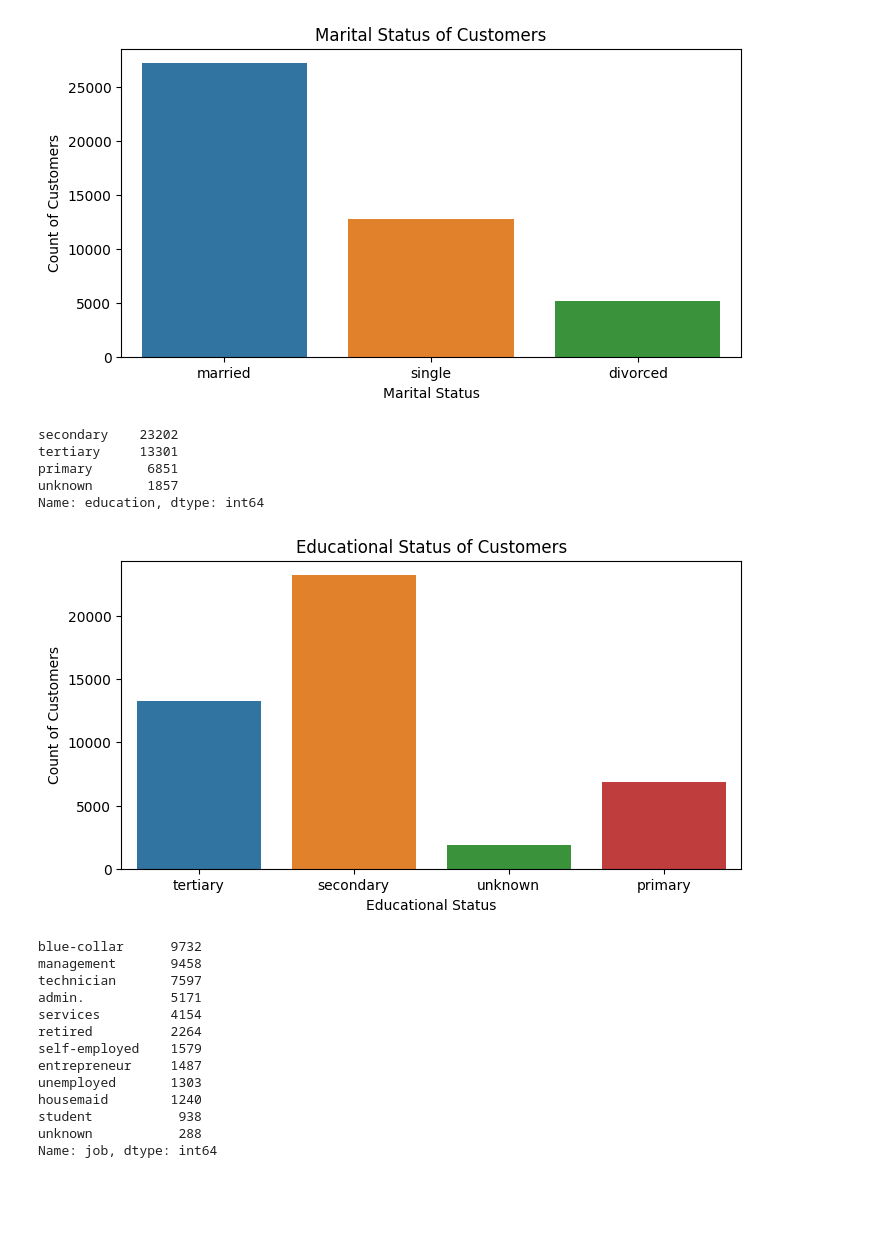
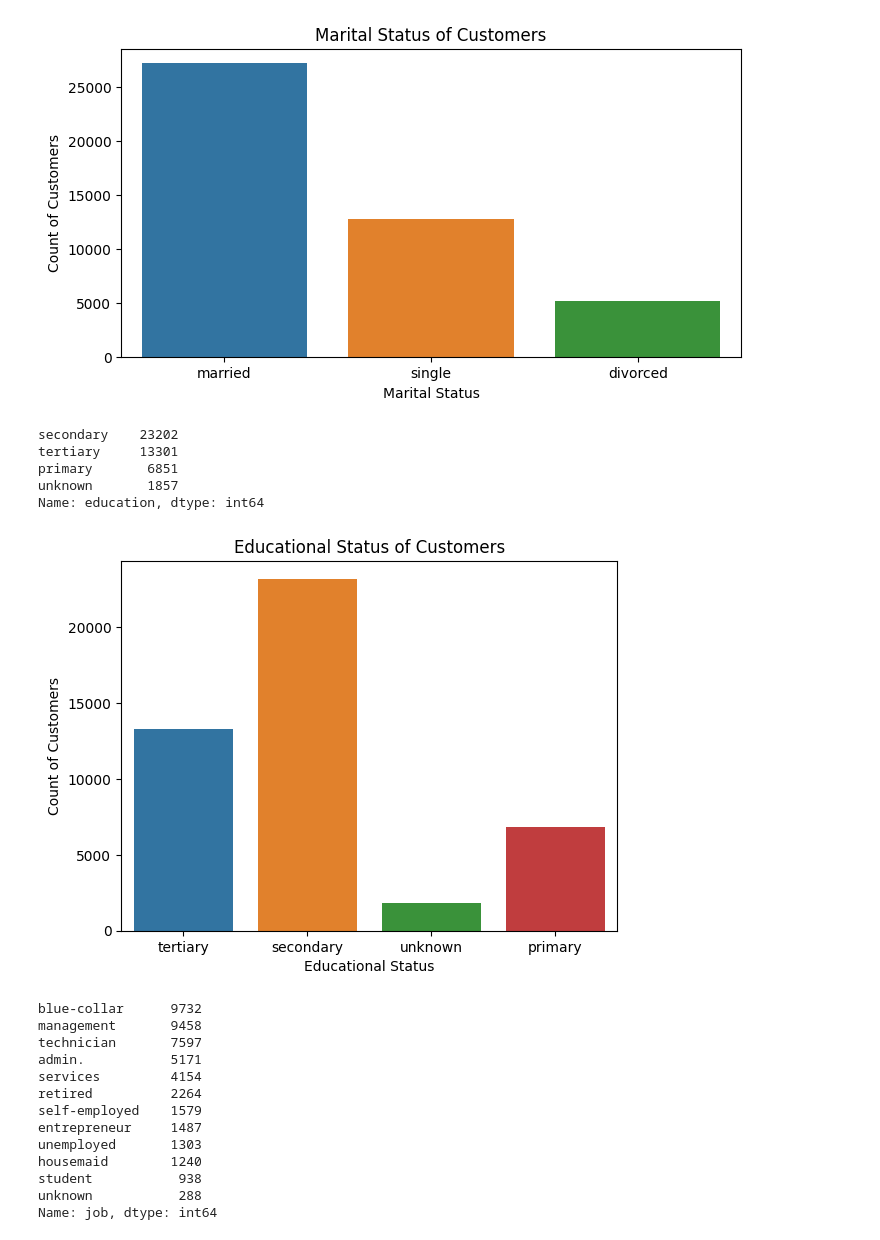
Before and after one commit to kayodeolusanya/Nexus-Bank-Customer-Segmentation-Project, a Jupyter notebook: Nexus_Bank_Customer_Segmentation_Project.ipynb, the cells around one changed output. Drawn from its saved outputs; the diff is of its cells as text; code cells hidden in the pictures; blank space fills up the shorter version.

```diff
--- a/Nexus_Bank_Customer_Segmentation_Project.ipynb
+++ b/Nexus_Bank_Customer_Segmentation_Project.ipynb
@@ -174,18 +174,17 @@ Name: marital, dtype: int64
 [figure]
 # %%
 # Investigating the Educational Status of our customers
-print(df['education'].value_counts())
-plt.figure(figsize= (8,4))
 sns.countplot(x='education', data=df)
 plt.xlabel('Educational Status')
 plt.ylabel('Count of Customers')
 plt.title('Educational Status of Customers');
+print(df['education'].value_counts())
 # %% [output]
 secondary    23202
 tertiary     13301
 primary       6851
 unknown       1857
 Name: education, dtype: int64
-[figure, old version]
+[figure, new version]
 # %%
 # Investigating the Job of our customers
```
Also changed, not shown: parts of 18 cells of this notebook.
